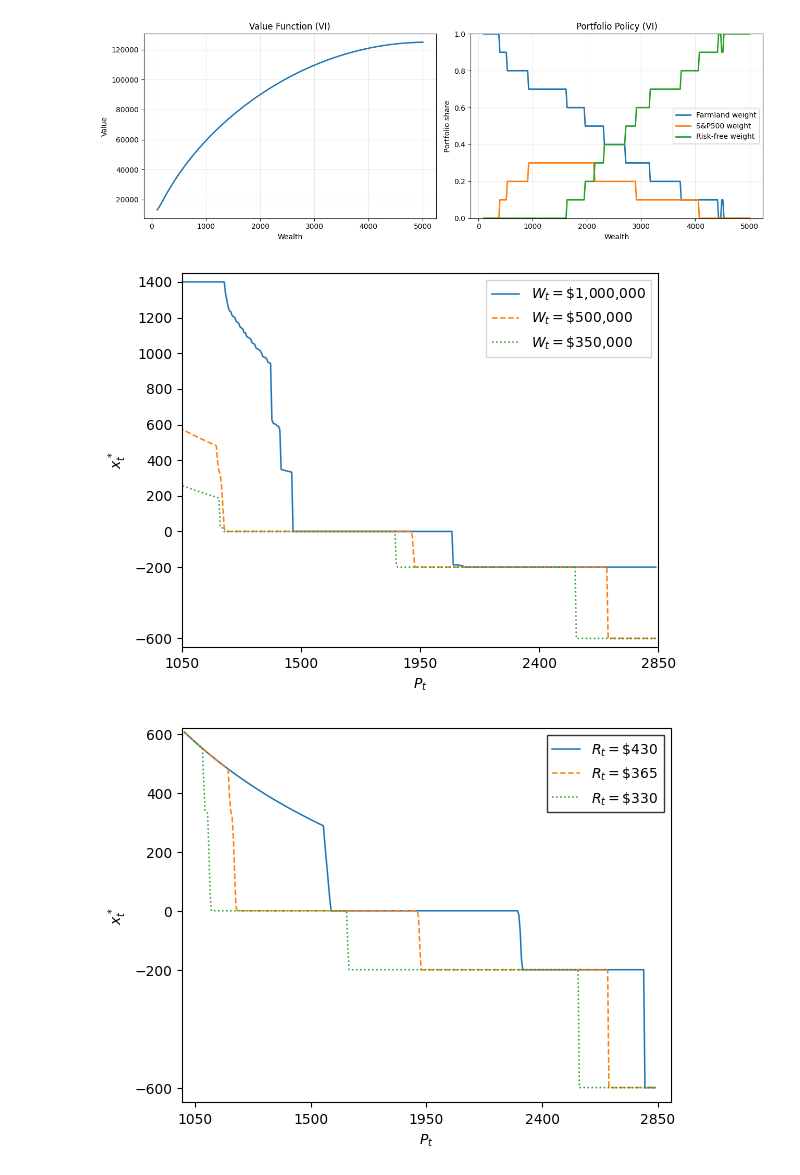
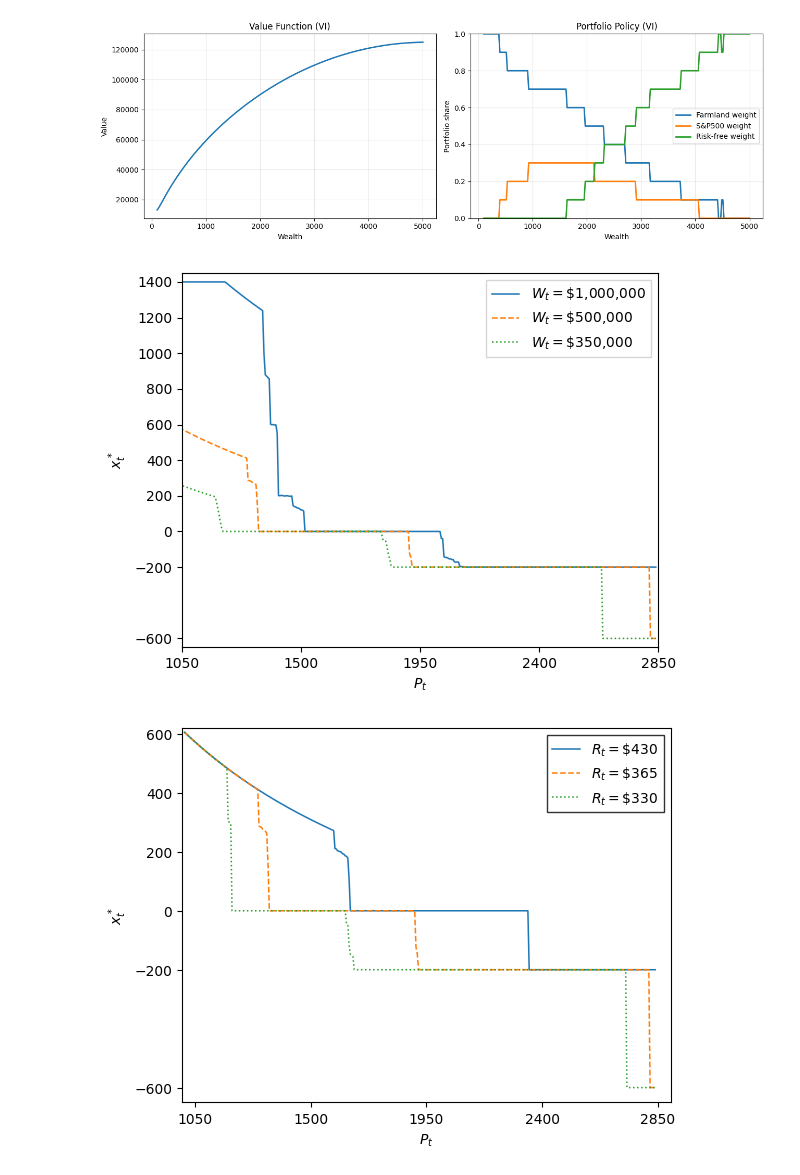
Before and after one commit to mikkelfe/Dynamic-Programming-Project, a Jupyter notebook: backtoback.ipynb, the cells around one changed output. Cells and saved outputs as stored; diff of their text form; code cells hidden in the pictures.

Commit message:
fast full

```diff
--- a/backtoback.ipynb
+++ b/backtoback.ipynb
@@ -716,40 +716,40 @@ def compute_policy_grid_local(copt, cfg, t=0, Lt=600.0, Rt=365.0, wealth_levels=
 
     return {"P": p_vals, "W": w_vals, "XP": x_policy}
 
 
-# Fast structural config for notebook runtime; same model equations.
+# Full structural config for notebook runtime; same model equations.
 cfg_struct = PortfolioConfig()
-cfg_struct.n = (5, 5, 4, 11)
-cfg_struct.q = 21
-cfg_struct.qf = 11
-cfg_struct.m = (3, 3)
-cfg_struct.T = 10
+cfg_struct.n = (7, 7, 5, 21)
+cfg_struct.q = 41
+cfg_struct.qf = 21
+cfg_struct.m = (5, 5)
+cfg_struct.T = 19
 cfg_struct.t1 = 1
 
 copt_local = solve_model_coefficients(cfg_struct)
 W = np.array([1_000_000.0, 500_000.0, 350_000.0])
 policy = compute_policy_grid_local(copt_local, cfg_struct, t=0, Lt=600.0, Rt=365.0, wealth_levels=W)
 
 P = policy["P"]
 XP = policy["XP"]
 
 fig, ax = plt.subplots(figsize=(6.0, 4.5))
 ax.plot(P, XP[:, 0], "-", linewidth=1.1, label=r"$W_t = \$1{,}000{,}000$")
 ax.plot(P, XP[:, 1], "--", linewidth=1.1, label=r"$W_t = \$500{,}000$")
 ax.plot(P, XP[:, 2], ":", linewidth=1.1, label=r"$W_t = \$350{,}000$")
 
 ax.set_xlim(1050, 2850)
 ax.set_ylim(-650, 1450)
 ax.set_xlabel(r"$P_t$")
 ax.set_ylabel(r"$x_t^*$")
 ax.set_xticks([1050, 1500, 1950, 2400, 2850])
 ax.set_yticks([-600, -200, 0, 200, 400, 600, 800, 1000, 1200, 1400])
 ax.legend(loc="upper right", frameon=True, fancybox=False)
 ax.grid(False)
 plt.tight_layout()
 plt.show()
 # %% [output]
-[figure, old version]
+[figure, new version]
 # %%
 # Replicate x_t^* vs P_t for different R_t values (notebook-only functions).
 W_fixed = np.array([500_000.0])
@@ -787,4 +787,4 @@ ax.grid(False)
 plt.tight_layout()
 plt.show()
 # %% [output]
-[figure, old version]
+[figure, new version]
```
